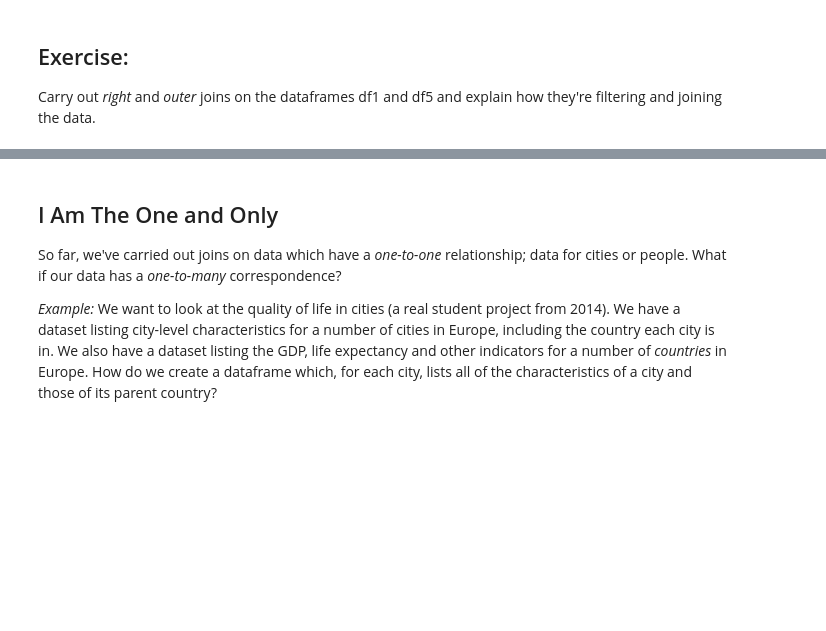
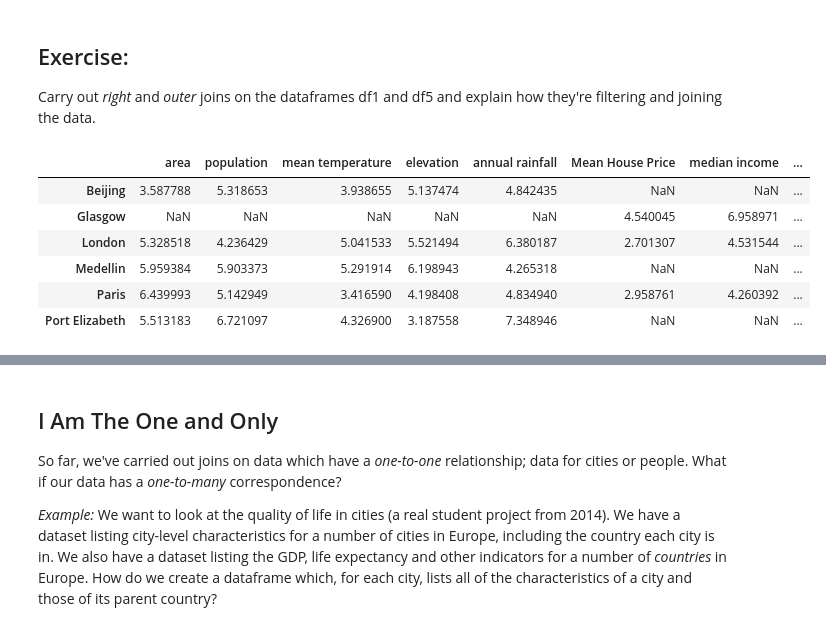
Before and after one commit to sofiya-sh/QM2, a Jupyter notebook: notebooks/W06. Merging and Joining.ipynb, the cells around one changed output, grey strips where cells are left out. Cells and saved outputs as stored; diff of their text form; code cells hidden in the pictures; blank space fills up the shorter version.

```diff
--- a/notebooks/W06. Merging and Joining.ipynb
+++ b/notebooks/W06. Merging and Joining.ipynb
@@ -359,3 +359,14 @@ As we see, the missing data appears as **NaN** - Not a Number.
 ## Exercise:
 
 Carry out *right* and *outer* joins on the dataframes df1 and df5 and explain how they're filtering and joining the data.
+# %%
+df_joined = df1.merge(df5, left_index=True, right_index=True, how='outer')
+df_joined
+# %% [output]
+|  | area | population | mean temperature | elevation | annual rainfall | Mean House Price | median income | ... |
+| Beijing | 3.587788 | 5.318653 | 3.938655 | 5.137474 | 4.842435 | NaN | NaN | ... |
+| Glasgow | NaN | NaN | NaN | NaN | NaN | 4.540045 | 6.958971 | ... |
+| London | 5.328518 | 4.236429 | 5.041533 | 5.521494 | 6.380187 | 2.701307 | 4.531544 | ... |
+| Medellin | 5.959384 | 5.903373 | 5.291914 | 6.198943 | 4.265318 | NaN | NaN | ... |
+| Paris | 6.439993 | 5.142949 | 3.416590 | 4.198408 | 4.834940 | 2.958761 | 4.260392 | ... |
+| Port Elizabeth | 5.513183 | 6.721097 | 4.326900 | 3.187558 | 7.348946 | NaN | NaN | ... |
```
Also changed, not shown: parts of 32 cells of this notebook.
